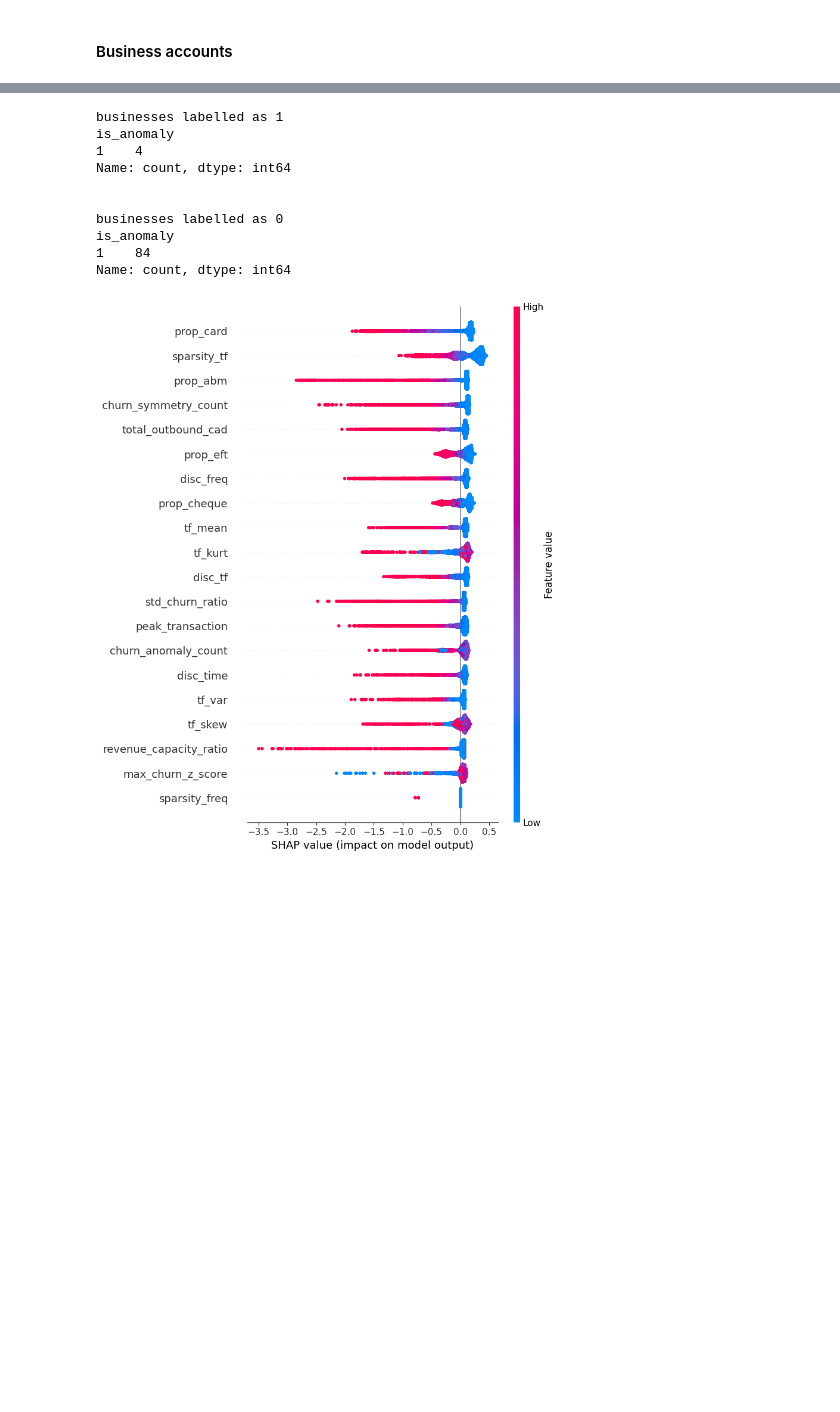
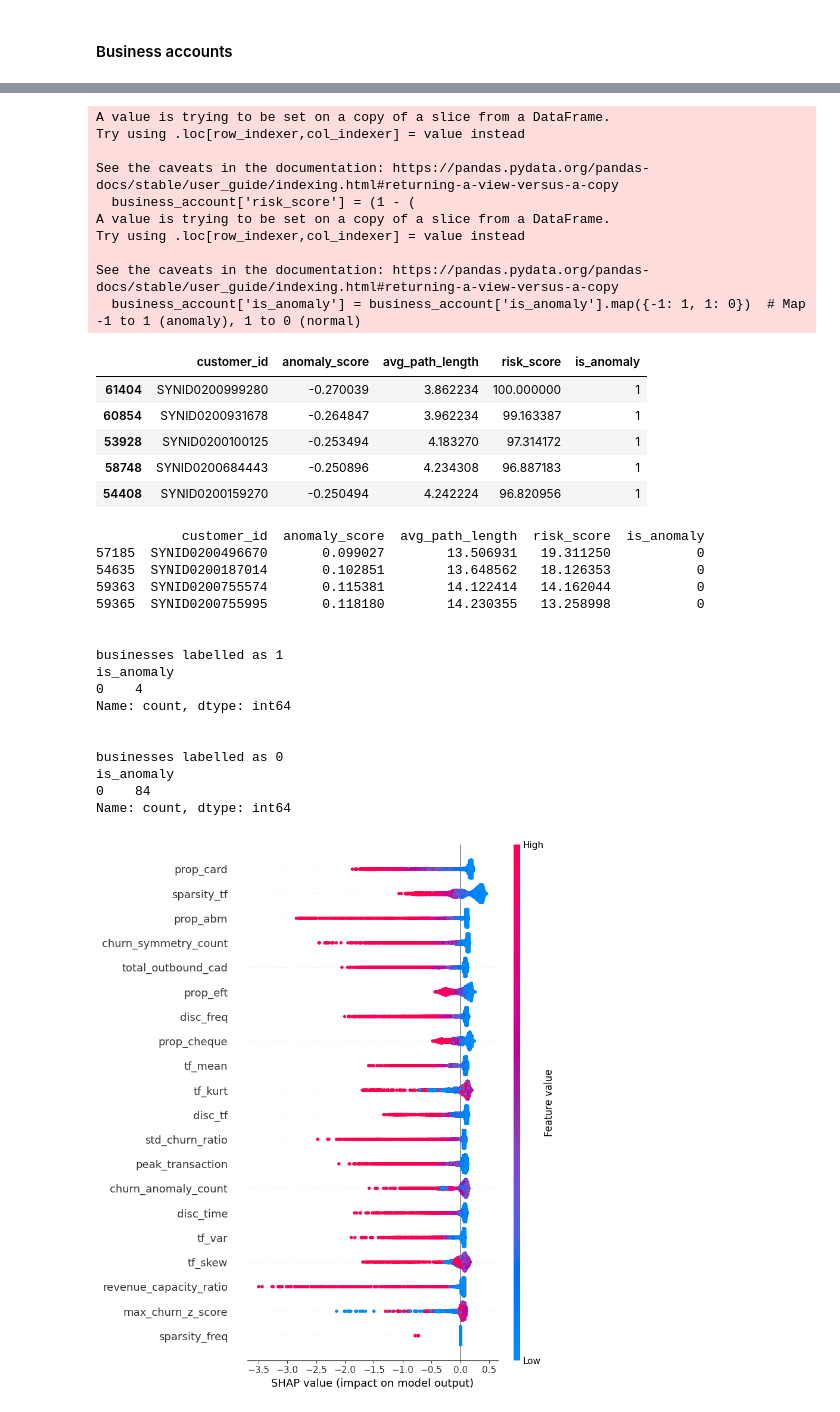
Before and after one commit to alimxhamed4813/Team23, a Jupyter notebook: account profile_Ann.ipynb, the cells around one changed output, grey strips where cells are left out. Saved outputs shown, nothing was run; the diff lists cells and outputs as text; code cells hidden in the pictures; blank space fills up the shorter version.

```diff
--- a/account profile_Ann.ipynb
+++ b/account profile_Ann.ipynb
@@ -784,19 +818,54 @@ See the caveats in the documentation: https://pandas.pydata.org/pandas-docs/stab
+# %%
+# rank risk score (0-100) based on the avg path length
+business_account['risk_score'] = (1 - (
+    (business_account['avg_path_length'] - business_account['avg_path_length'].min()) /
+    (business_account['avg_path_length'].max() - business_account['avg_path_length'].min())
+)) * 100
+business_account['is_anomaly'] = business_account['is_anomaly'].map({-1: 1, 1: 0})  # Map -1 to 1 (anomaly), 1 to 0 (normal)
+business_risk_score = business_account[['customer_id','anomaly_score','avg_path_length','risk_score','is_anomaly']].sort_values('risk_score', ascending=False)
+business_risk_score.head(5)
+# %% [output]
+A value is trying to be set on a copy of a slice from a DataFrame.
+Try using .loc[row_indexer,col_indexer] = value instead
+
+See the caveats in the documentation: https://pandas.pydata.org/pandas-docs/stable/user_guide/indexing.html#returning-a-view-versus-a-copy
+  business_account['risk_score'] = (1 - (
+A value is trying to be set on a copy of a slice from a DataFrame.
+Try using .loc[row_indexer,col_indexer] = value instead
+
+See the caveats in the documentation: https://pandas.pydata.org/pandas-docs/stable/user_guide/indexing.html#returning-a-view-versus-a-copy
+  business_account['is_anomaly'] = business_account['is_anomaly'].map({-1: 1, 1: 0})  # Map -1 to 1 (anomaly), 1 to 0 (normal)
+|  | customer_id | anomaly_score | avg_path_length | risk_score | is_anomaly |
+| 61404 | SYNID0200999280 | -0.270039 | 3.862234 | 100.000000 | 1 |
+| 60854 | SYNID0200931678 | -0.264847 | 3.962234 | 99.163387 | 1 |
+| 53928 | SYNID0200100125 | -0.253494 | 4.183270 | 97.314172 | 1 |
+| 58748 | SYNID0200684443 | -0.250896 | 4.234308 | 96.887183 | 1 |
+| 54408 | SYNID0200159270 | -0.250494 | 4.242224 | 96.820956 | 1 |
 # %%
+print(business_risk_score[business_risk_score['customer_id'].isin(fraud_customers)])
+print('\n')
 print('businesses labelled as 1')
 print(business_account[business_account['customer_id'].isin(fraud_customers)]['is_anomaly'].value_counts())
 print('\n')
 print('businesses labelled as 0')
 print(business_account[business_account['customer_id'].isin(nonfraud_customers)]['is_anomaly'].value_counts())
 # %% [output]
+           customer_id  anomaly_score  avg_path_length  risk_score  is_anomaly
+57185  SYNID0200496670       0.099027        13.506931   19.311250           0
+54635  SYNID0200187014       0.102851        13.648562   18.126353           0
+59363  SYNID0200755574       0.115381        14.122414   14.162044           0
+59365  SYNID0200755995       0.118180        14.230355   13.258998           0
+
+
 businesses labelled as 1
 is_anomaly
-1    4
+0    4
 Name: count, dtype: int64
 
 
 businesses labelled as 0
 is_anomaly
-1    84
+0    84
 Name: count, dtype: int64
 # %%
 explainer = shap.TreeExplainer(model)
```
Also changed, not shown: parts of 5 cells of this notebook, 2 other files.
